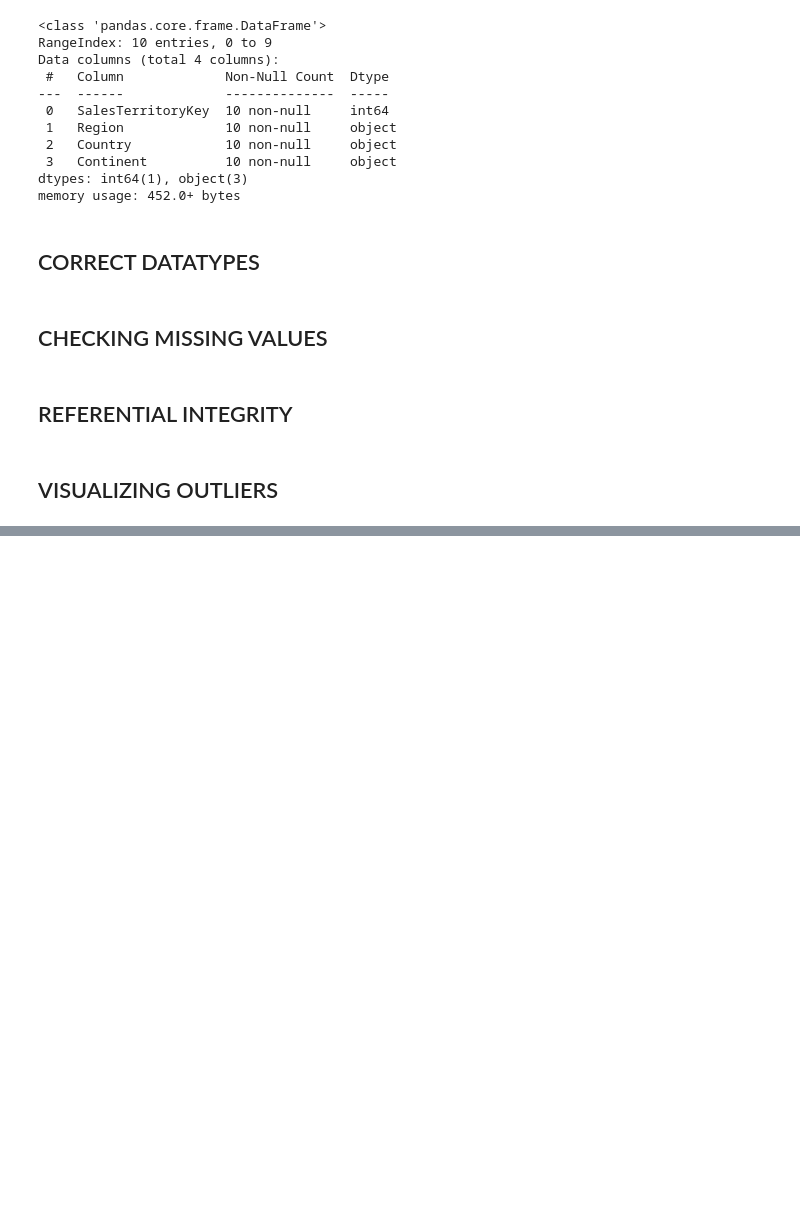
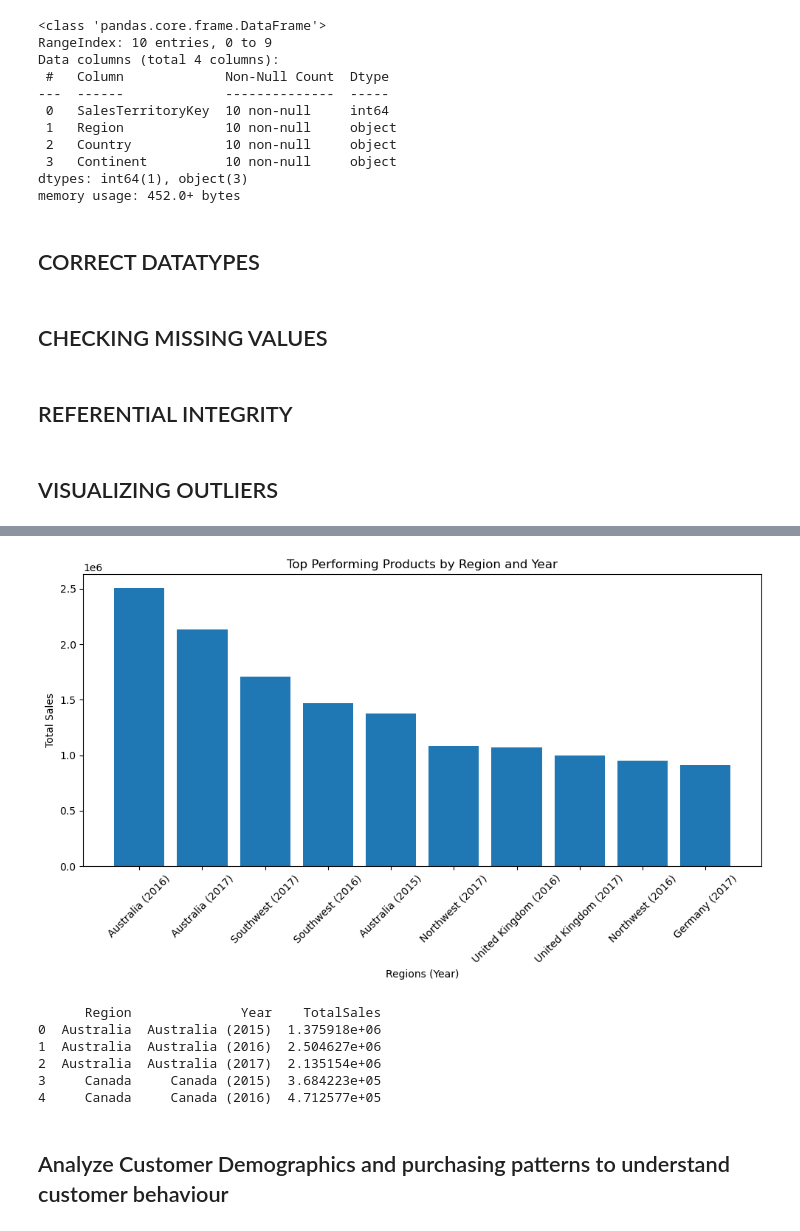
Before and after one commit to ajamolebalikis/AdventureWorks_PythonProject, a Jupyter notebook: AdventureWorks_Python Project.ipynb, the cells around one changed output, grey strips where cells are left out. Saved outputs shown, nothing was run; the diff lists cells and outputs as text; code cells hidden in the pictures; blank space fills up the shorter version.

```diff
--- a/AdventureWorks_Python Project.ipynb
+++ b/AdventureWorks_Python Project.ipynb
@@ -298,0 +346,31 @@ df_cleaned.to_csv('cleaned_data.csv', index=False)
+# %%
+# Now group by region and Year, and aggregate TotalSales
+sales_by_product_region = sales_data.groupby(['Region', 'Year'])['TotalSales'].sum().reset_index()
+# %%
+# Combine Region and Year for x-ticks
+if 'Year' in sales_by_product_region.columns:
+    sales_by_product_region['Year'] = sales_by_product_region['Region'] + ' (' + sales_by_product_region['Year'].astype(str) + ')'
+
+# Prepare for plotting
+top_products = sales_by_product_region.sort_values(by='TotalSales', ascending=False).head(10)
+
+# Example Plot
+plt.figure(figsize=(10, 6))
+plt.bar(top_products['Year'], top_products['TotalSales'])
+plt.xticks(rotation=45)
+plt.xlabel('Regions (Year)')
+plt.ylabel('Total Sales')
+plt.title('Top Performing Products by Region and Year')
+plt.tight_layout()
+plt.show()
+print(sales_by_product_region.head())
+# %% [output]
+[figure, added]
+      Region              Year    TotalSales
+0  Australia  Australia (2015)  1.375918e+06
+1  Australia  Australia (2016)  2.504627e+06
+2  Australia  Australia (2017)  2.135154e+06
+3     Canada     Canada (2015)  3.684223e+05
+4     Canada     Canada (2016)  4.712577e+05
+# %% [markdown]
+## Analyze Customer Demographics and purchasing patterns to understand customer behaviour
```
Also changed, not shown: parts of 84 cells of this notebook.
